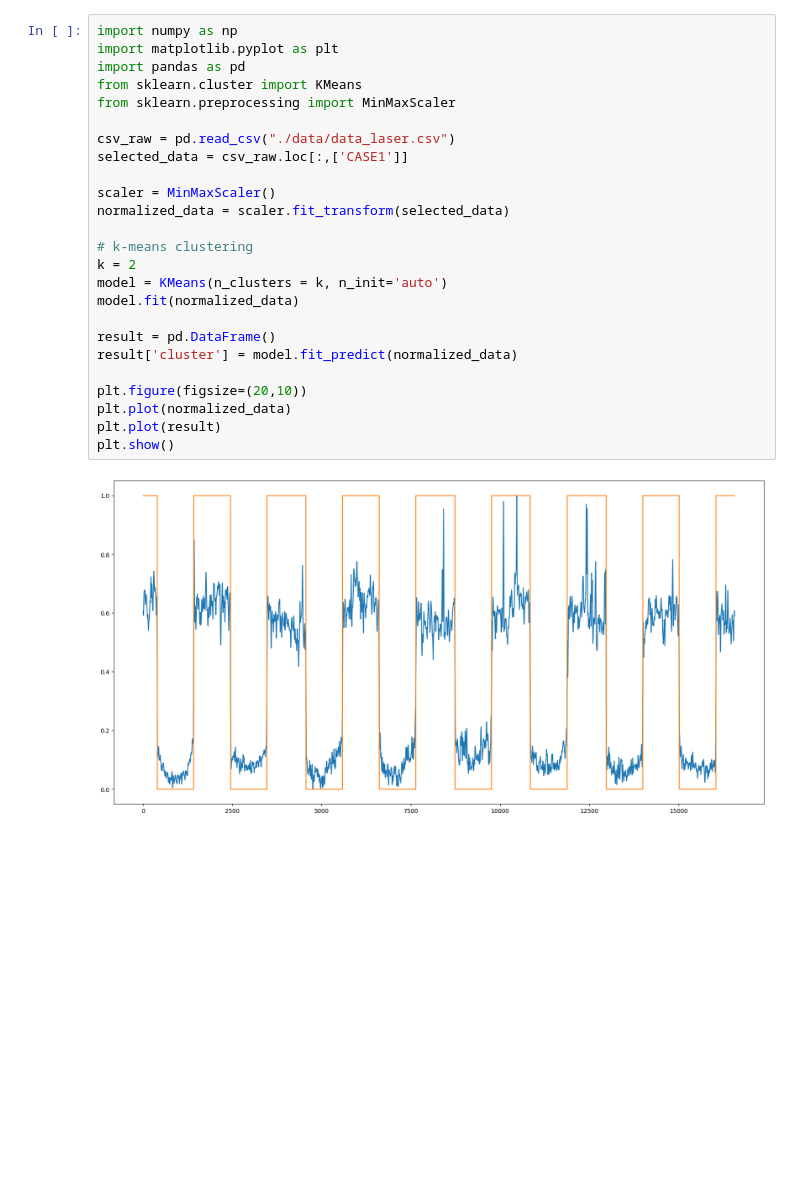
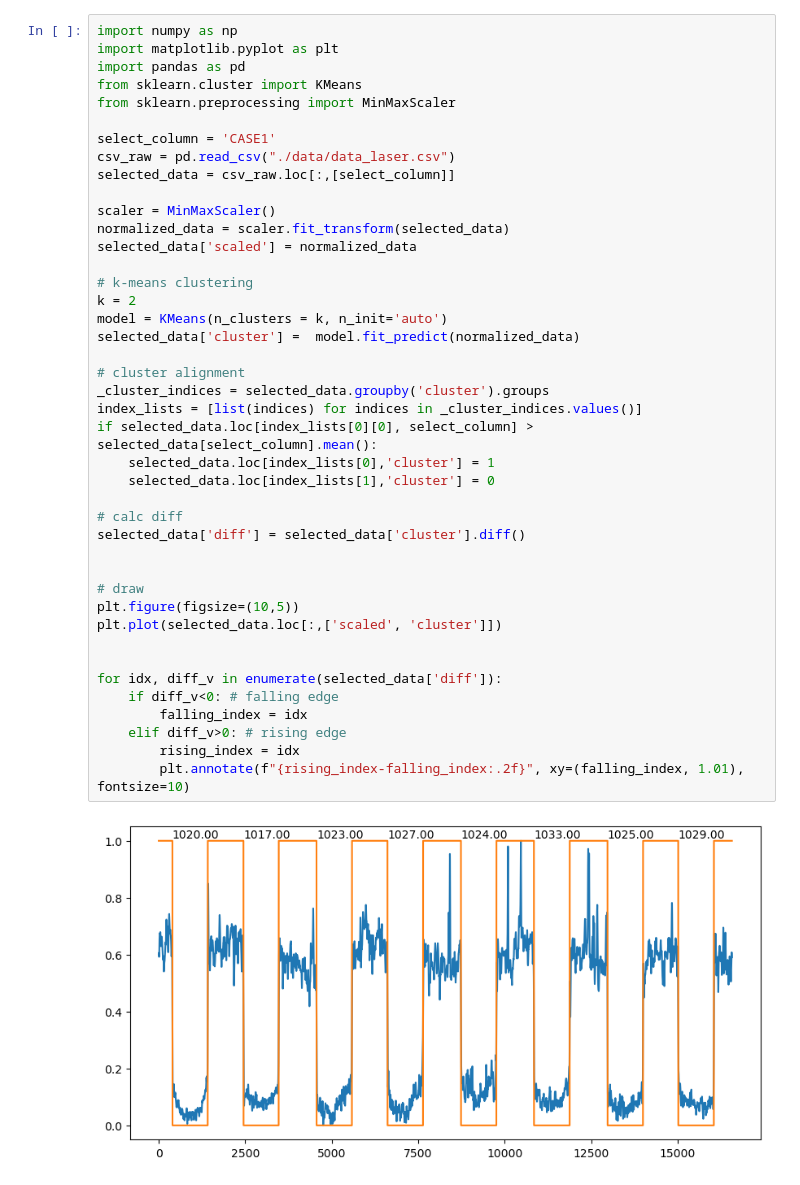
Before and after one commit to elecun/flame-ffc-model, a Jupyter notebook: laser.ipynb, the cells around one changed output. Cells and saved outputs as stored; diff of their text form; blank space fills up the shorter version.

```diff
--- a/laser.ipynb
+++ b/laser.ipynb
@@ -1,27 +1,44 @@
 # %%
 import numpy as np
 import matplotlib.pyplot as plt
 import pandas as pd
 from sklearn.cluster import KMeans
 from sklearn.preprocessing import MinMaxScaler
 
+select_column = 'CASE1'
 csv_raw = pd.read_csv("./data/data_laser.csv")
-selected_data = csv_raw.loc[:,['CASE1']]
+selected_data = csv_raw.loc[:,[select_column]]
 
 scaler = MinMaxScaler()
 normalized_data = scaler.fit_transform(selected_data)
+selected_data['scaled'] = normalized_data
 
 # k-means clustering
 k = 2
 model = KMeans(n_clusters = k, n_init='auto')
-model.fit(normalized_data)
+selected_data['cluster'] =  model.fit_predict(normalized_data)
 
-result = pd.DataFrame()
-result['cluster'] = model.fit_predict(normalized_data)
+# cluster alignment
+_cluster_indices = selected_data.groupby('cluster').groups
+index_lists = [list(indices) for indices in _cluster_indices.values()]
+if selected_data.loc[index_lists[0][0], select_column] > selected_data[select_column].mean():
+    selected_data.loc[index_lists[0],'cluster'] = 1
+    selected_data.loc[index_lists[1],'cluster'] = 0
 
-plt.figure(figsize=(20,10))
-plt.plot(normalized_data)
-plt.plot(result)
-plt.show()
+# calc diff
+selected_data['diff'] = selected_data['cluster'].diff()
+
+
+# draw
+plt.figure(figsize=(10,5))
+plt.plot(selected_data.loc[:,['scaled', 'cluster']])
+
+
+for idx, diff_v in enumerate(selected_data['diff']):
+    if diff_v<0: # falling edge
+        falling_index = idx
+    elif diff_v>0: # rising edge
+        rising_index = idx
+        plt.annotate(f"{rising_index-falling_index:.2f}", xy=(falling_index, 1.01), fontsize=10)
 # %% [output]
-[figure, old version]
+[figure, new version]
```
Also changed, not shown: 1 other file.
